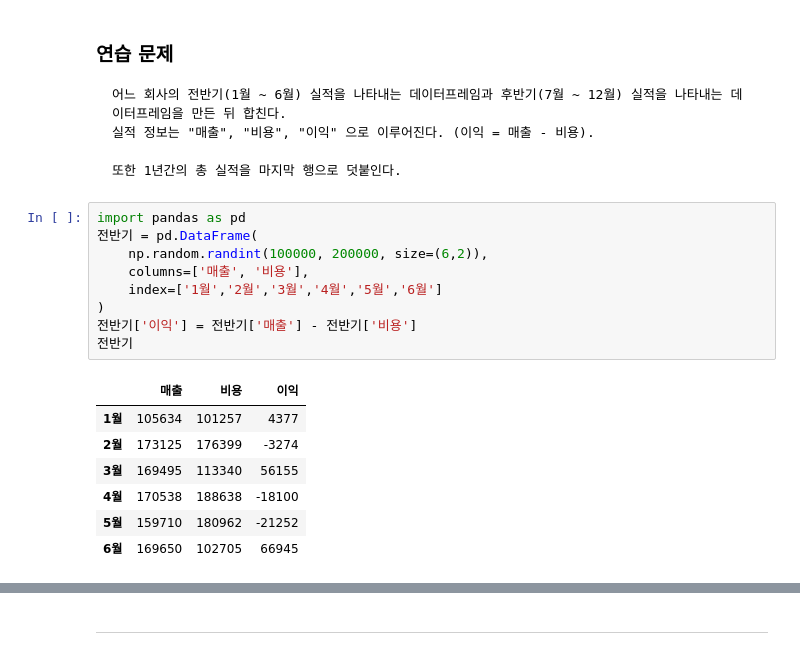
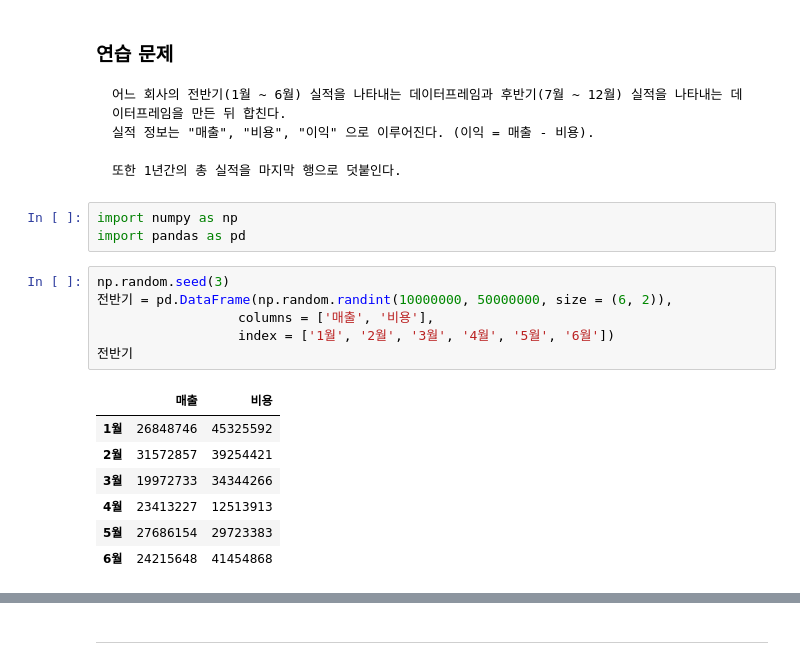
Before and after one commit to 77sanghoon/WASSUP, a Jupyter notebook: 03_Data_Preprocessing/03.06_Pandas 데이터프레임 합성.ipynb, the cells around one changed output, grey strips where cells are left out. Cells and saved outputs as stored; diff of their text form.

````diff
--- a/03_Data_Preprocessing/03.06_Pandas 데이터프레임 합성.ipynb
+++ b/03_Data_Preprocessing/03.06_Pandas 데이터프레임 합성.ipynb
@@ -483,20 +517,20 @@ pd.concat([df1, df2], axis=1)
 
 또한 1년간의 총 실적을 마지막 행으로 덧붙인다.
 ```
+# %%
+import numpy as np
+import pandas as pd
 # %%
-import pandas as pd
-전반기 = pd.DataFrame(
-    np.random.randint(100000, 200000, size=(6,2)),
-    columns=['매출', '비용'],
-    index=['1월','2월','3월','4월','5월','6월']
-)
-전반기['이익'] = 전반기['매출'] - 전반기['비용']
+np.random.seed(3)
+전반기 = pd.DataFrame(np.random.randint(10000000, 50000000, size = (6, 2)),
+                  columns = ['매출', '비용'],
+                  index = ['1월', '2월', '3월', '4월', '5월', '6월'])
 전반기
 # %% [output]
-|  | 매출 | 비용 | 이익 |
-| 1월 | 105634 | 101257 | 4377 |
-| 2월 | 173125 | 176399 | -3274 |
-| 3월 | 169495 | 113340 | 56155 |
-| 4월 | 170538 | 188638 | -18100 |
-| 5월 | 159710 | 180962 | -21252 |
-| 6월 | 169650 | 102705 | 66945 |
+|  | 매출 | 비용 |
+| 1월 | 26848746 | 45325592 |
+| 2월 | 31572857 | 39254421 |
+| 3월 | 19972733 | 34344266 |
+| 4월 | 23413227 | 12513913 |
+| 5월 | 27686154 | 29723383 |
+| 6월 | 24215648 | 41454868 |
````
Also changed, not shown: parts of 14 cells of this notebook, 11 other files.
